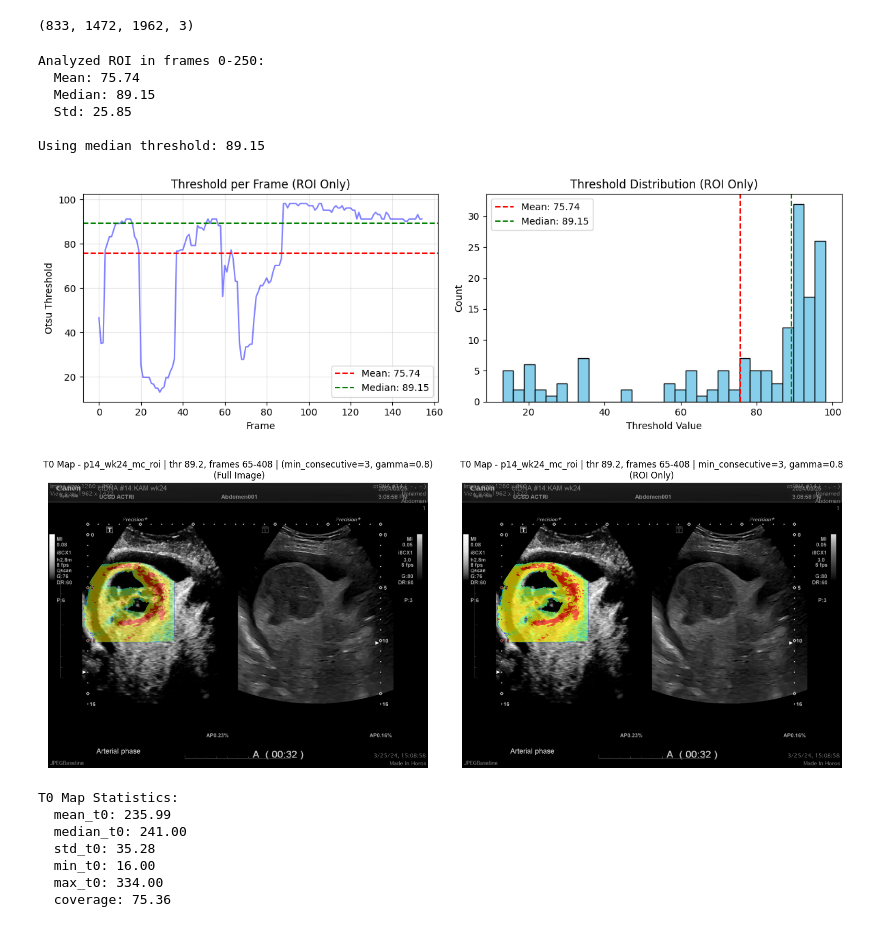
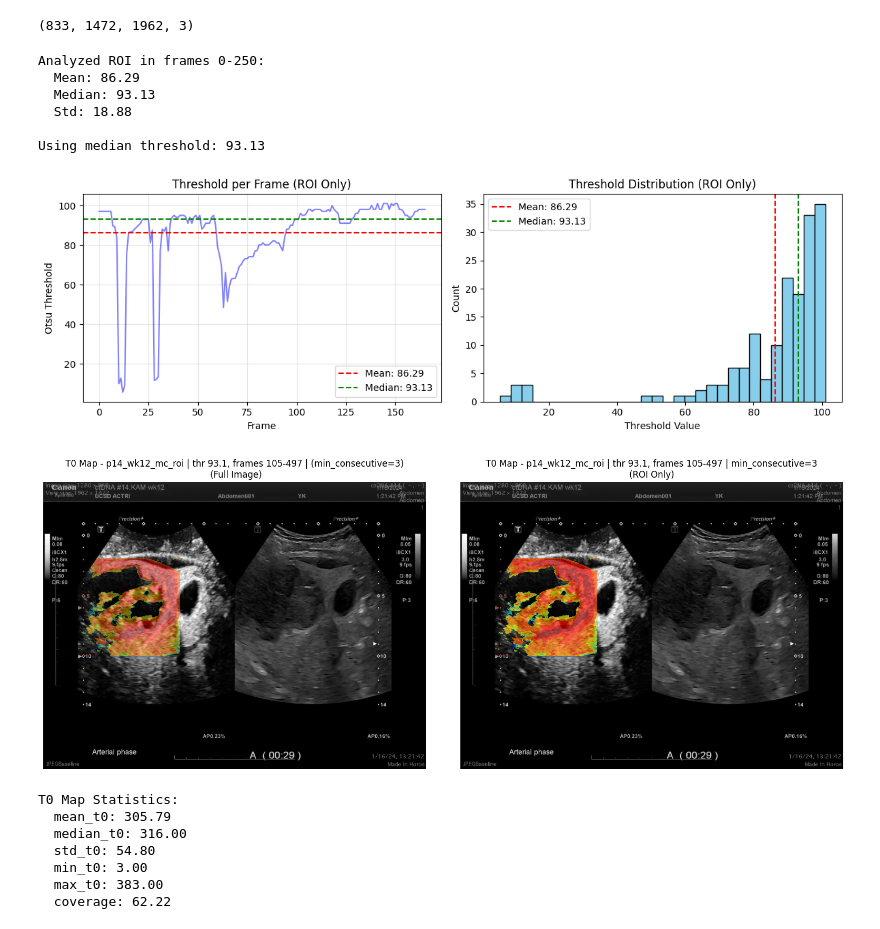
Before and after one commit to TUL-Dev/QuantUS-Plugins-CEUS, a Jupyter notebook: TwoD_CEUS_test/T0_testing.ipynb, the cells around one changed output. Saved outputs shown, nothing was run; the diff lists cells and outputs as text; code cells hidden in the pictures.

```diff
--- a/TwoD_CEUS_test/T0_testing.ipynb
+++ b/TwoD_CEUS_test/T0_testing.ipynb
@@ -22,7 +22,7 @@ Available scan loaders: ['avi', 'nifti', 'custom_dicom', 'mp4']
 # %%
 scan_type = 'mp4'
 
-scan_path = '/Users/samantha/Desktop/ultrasound lab stuff/mc_ctdna/p14/p14_wk24/p14_wk24.mp4'
+scan_path = '/Users/samantha/Desktop/ultrasound lab stuff/mc_ctdna/p14/p14 wk12/p14_wk12.mp4'
 scan_loader_kwargs = {
     'transpose': False
 }
@@ -43,18 +43,9 @@ Available segmentation loaders: ['nifti', 'load_bolus_mask']
 # %%
 seg_type = 'nifti'
 
-seg_path = '/Users/samantha/Desktop/ultrasound lab stuff/mc_ctdna/p14/p14_wk24/p14_wk24_mc_roi.nii.gz'
+seg_path = '/Users/samantha/Desktop/ultrasound lab stuff/mc_ctdna/p14/p14 wk12/p14_wk12_mc_roi.nii.gz'
 seg_loader_kwargs = {}
 # %%
 from src.entrypoints import seg_loading_step
 
 seg_data = seg_loading_step(seg_type, image_data, seg_path, scan_path, **seg_loader_kwargs)
-# %%
-seg_mask = seg_data.seg_mask
-frames = image_data.pixel_data[:,:,:,0]
-
-fig, ax = plt.subplots(figsize=(6, 6))
-ax.imshow(frames[10], cmap='gray')
-roi_mask = seg_mask[:,:,10].T
-ax.imshow(roi_mask, alpha=0.35, cmap='Reds')
-ax.axis('off')
@@ -233,19 +221,19 @@ plt.tight_layout()
 plt.show()
 # %% [output]
 Analyzed ROI in frames 0-250:
-  Mean: 75.74
-  Median: 89.15
-  Std: 25.85
+  Mean: 86.29
+  Median: 93.13
+  Std: 18.88
 
-Using median threshold: 89.15
+Using median threshold: 93.13
-[figure, old version]
+[figure, new version]
 # %%
 from TwoD_CEUS_test.T0_map import generate_t0_map, get_t0_statistics, mask_t0_map
 
 # Generate the T0 map with temporal consistency filtering
 threshold = float(otsu_threshold_value)  # Computed via Otsu
-start_frame = 65
-end_frame = 408
+start_frame = 105
+end_frame = 497
 min_consecutive_frames = 3  # Require 3 consecutive frames above threshold (filters noise)
 
 t0_map = generate_t0_map(
@@ -271,44 +259,44 @@ masked_t0_map_transparent[masked_t0_map == 0] = np.nan
 fig, axes = plt.subplots(1, 2, figsize=(16, 6))
 
 # Gamma correction
-use_gamma = True      # <--- toggle this to False to disable
+use_gamma = False      # <--- toggle this to False to disable
 gamma = 0.8
 
 if use_gamma:
     t0_map_transparent = t0_map_transparent ** (1/gamma)
     masked_t0_map_transparent = masked_t0_map_transparent ** (1/gamma)
 
 # Build title with optional gamma value
 gamma_str = f", gamma={gamma}" if use_gamma else ""
 title_base = f'T0 Map - {seg_data.seg_name} | thr {threshold:.1f}, frames {start_frame}-{end_frame}'
 
 # Left: Original with full overlay
 single_image = image_data.pixel_data[250,:,:,0]
 axes[0].imshow(single_image, cmap='gray')
 axes[0].imshow(t0_map_transparent, alpha=0.5, cmap='jet')
 axes[0].set_title(f'{title_base} | (min_consecutive={min_consecutive_frames}{gamma_str})\n (Full Image)')
 axes[0].axis('off')
 
 # Right: Masked to show only ROI
 axes[1].imshow(single_image, cmap='gray')
 axes[1].imshow(masked_t0_map_transparent, alpha=0.7, cmap='jet')
 axes[1].set_title(f'{title_base} | min_consecutive={min_consecutive_frames}{gamma_str}\n(ROI Only)')
 axes[1].axis('off')
 
 plt.tight_layout()
 plt.show()
 
 # Get statistics
 stats = get_t0_statistics(t0_map, seg_data.seg_mask)
 print("\nT0 Map Statistics:")
 for key, value in stats.items():
     print(f"  {key}: {value:.2f}")
 # %% [output]
-[figure, old version]
+[figure, new version]
 T0 Map Statistics:
-  mean_t0: 235.99
-  median_t0: 241.00
-  std_t0: 35.28
-  min_t0: 16.00
-  max_t0: 334.00
-  coverage: 75.36
+  mean_t0: 305.79
+  median_t0: 316.00
+  std_t0: 54.80
+  min_t0: 3.00
+  max_t0: 383.00
+  coverage: 62.22
```
Also changed, not shown: parts of 4 cells of this notebook.
